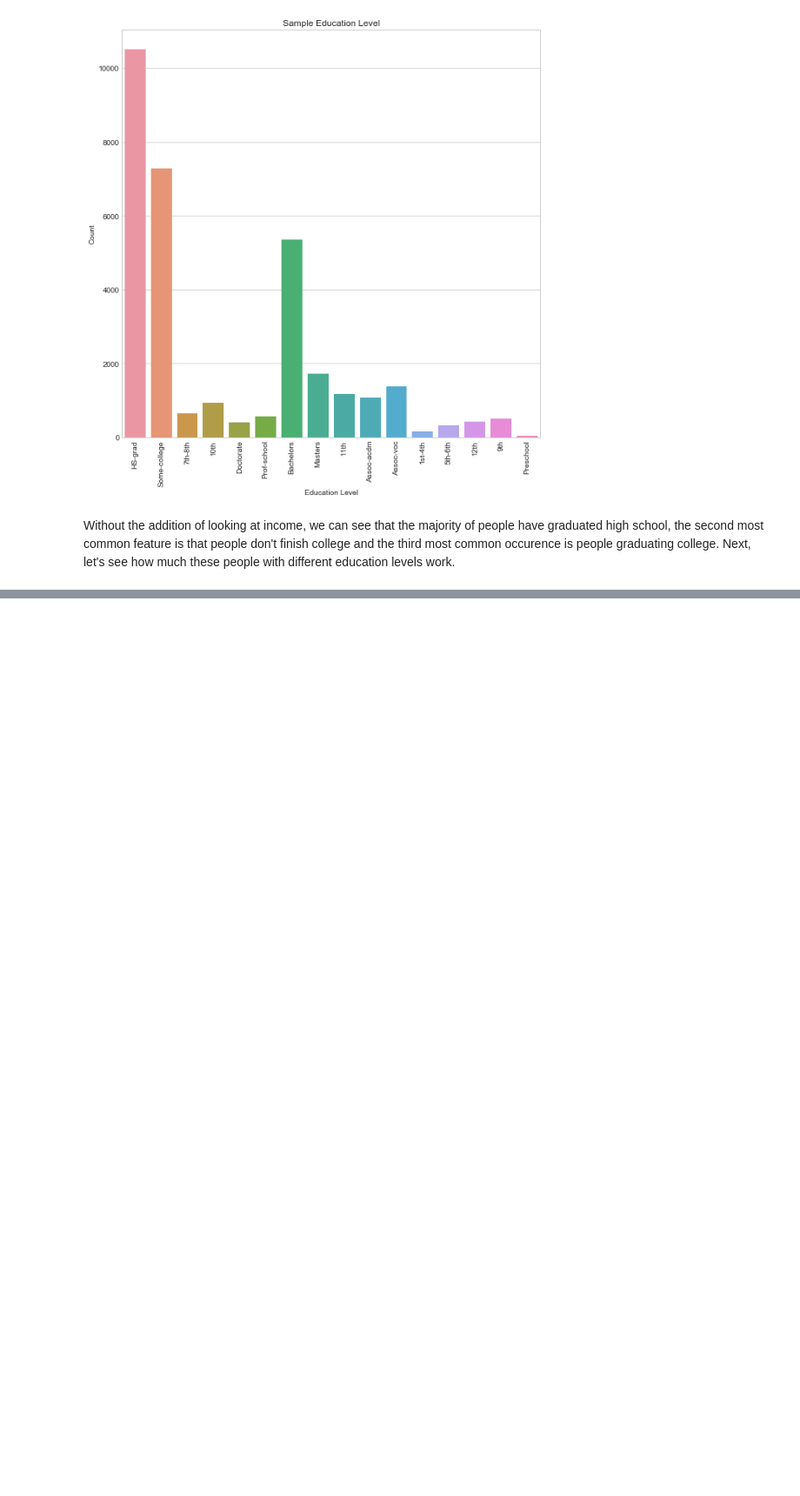
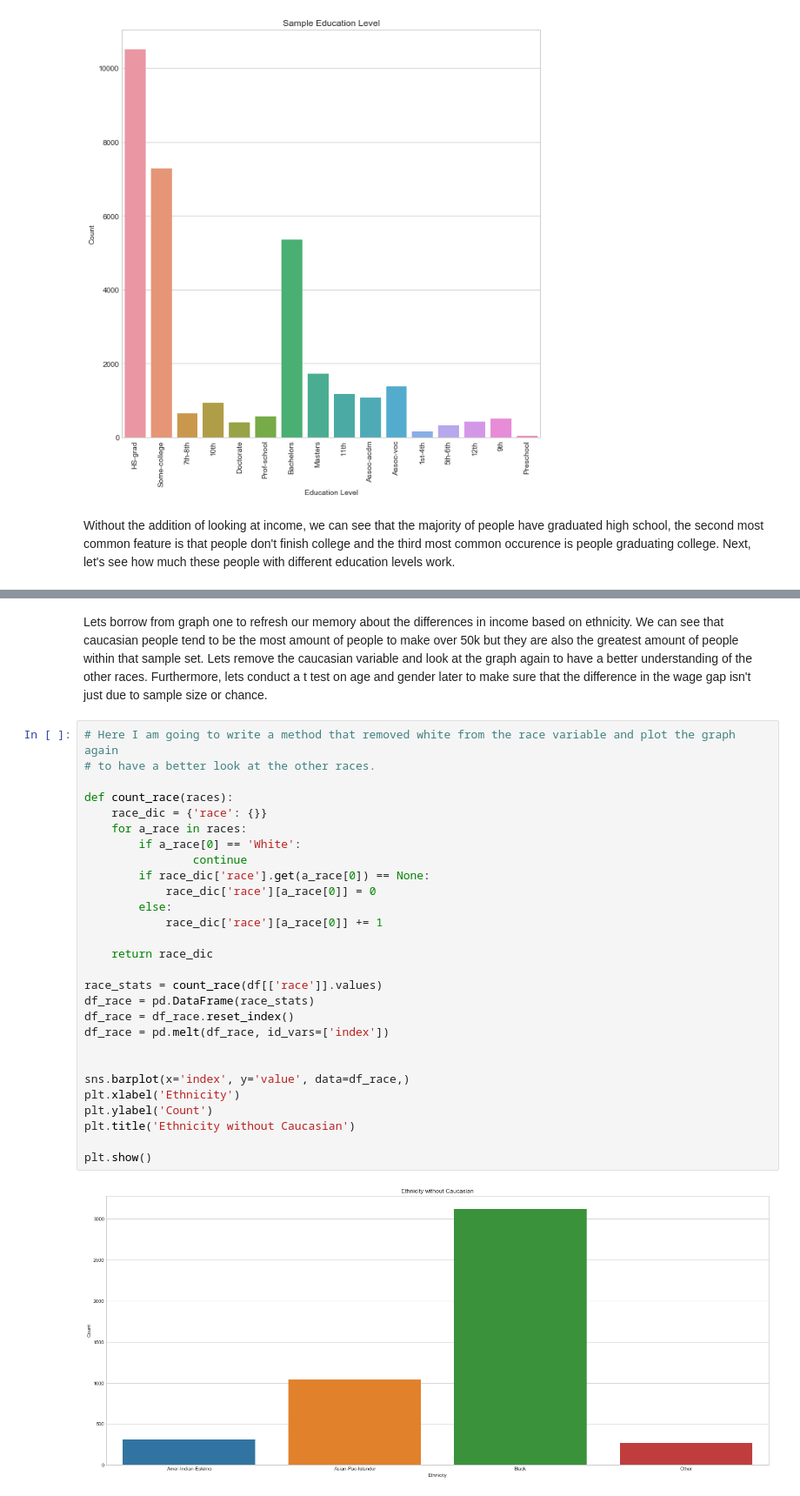
Before and after one commit to lamkg/Thinkful-Prep-Project, a Jupyter notebook: Prep Capstone .ipynb, the cells around one changed output, grey strips where cells are left out. Shown at 87% size. Saved outputs shown, nothing was run; the diff lists cells and outputs as text; blank space fills up the shorter version.

```diff
--- a/Prep Capstone .ipynb
+++ b/Prep Capstone .ipynb
@@ -225,0 +254,32 @@ Is there a difference in incomes between sexes?. What about race?
+# %% [markdown]
+Lets borrow from graph one to refresh our memory about the differences in income based on ethnicity. We can see that caucasian people tend to be the most amount of people to make over 50k but they are also the greatest amount of people within that sample set. Lets remove the caucasian variable and look at the graph again to have a better understanding of the other races. Furthermore, lets conduct a t test on age and gender later to make sure that the difference in the wage gap isn't just due to sample size or chance.
+# %%
+# Here I am going to write a method that removed white from the race variable and plot the graph again
+# to have a better look at the other races.
+
+def count_race(races):
+    race_dic = {'race': {}}
+    for a_race in races:
+        if a_race[0] == 'White':
+                continue
+        if race_dic['race'].get(a_race[0]) == None:
+            race_dic['race'][a_race[0]] = 0
+        else:
+            race_dic['race'][a_race[0]] += 1
+
+    return race_dic
+
+race_stats = count_race(df[['race']].values)
+df_race = pd.DataFrame(race_stats)
+df_race = df_race.reset_index()
+df_race = pd.melt(df_race, id_vars=['index'])
+
+
+sns.barplot(x='index', y='value', data=df_race,)
+plt.xlabel('Ethnicity')
+plt.ylabel('Count')
+plt.title('Ethnicity without Caucasian')
+
+plt.show()
+# %% [output]
+[figure, added]
```
Also changed, not shown: parts of 25 cells of this notebook.
